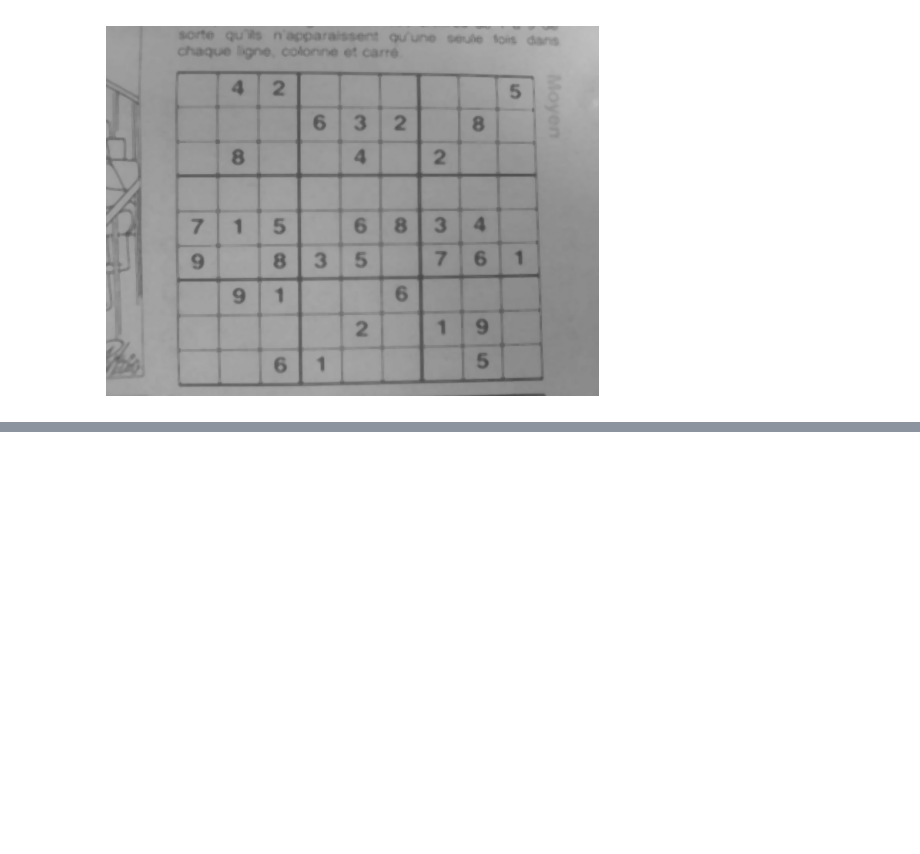
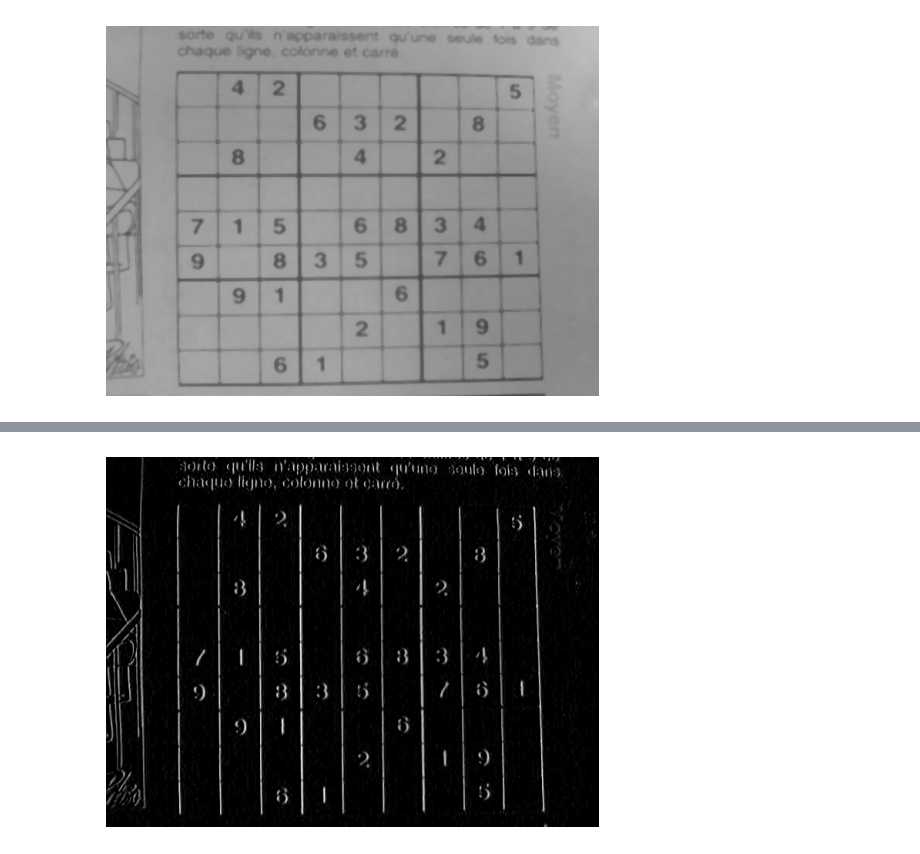
Before and after one commit to eddie-an/Optical-Sudoku-Solver, a Jupyter notebook: Image_Processing.ipynb, the cells around one changed output, grey strips where cells are left out. Saved outputs shown, nothing was run; the diff lists cells and outputs as text; code cells hidden in the pictures; blank space fills up the shorter version.

```diff
--- a/Image_Processing.ipynb
+++ b/Image_Processing.ipynb
@@ -132,0 +251,9 @@ display_image_grayscale(threshold_img)
+# %%
+sobel_x_kernel = np.array([[-1, 0, 1], [-2, 0, 2], [-1, 0, 1]])
+sobel_y_kernel = np.array([[-1, -2, -1], [0, 0, 0], [1, 2, 1]])
+# %%
+image_sobel_x = linear_filter(image, sobel_x_kernel)
+image_sobel_y = linear_filter(image, sobel_y_kernel)
+display_image_grayscale(image_sobel_x)
+# %% [output]
+[figure, added]
```
Also changed, not shown: parts of 15 cells of this notebook, 6 other files.
